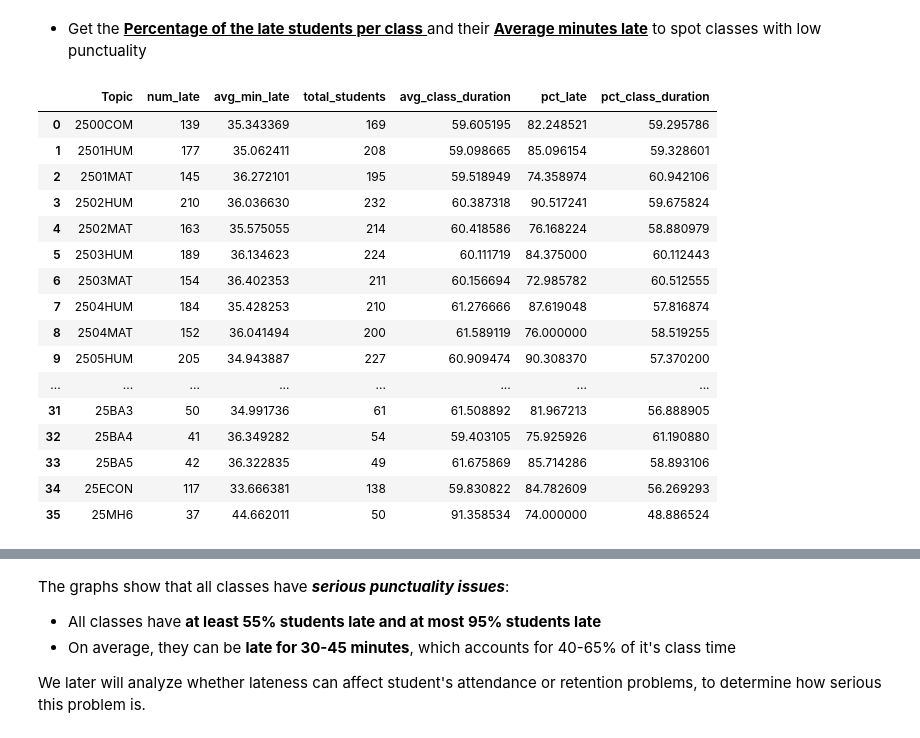
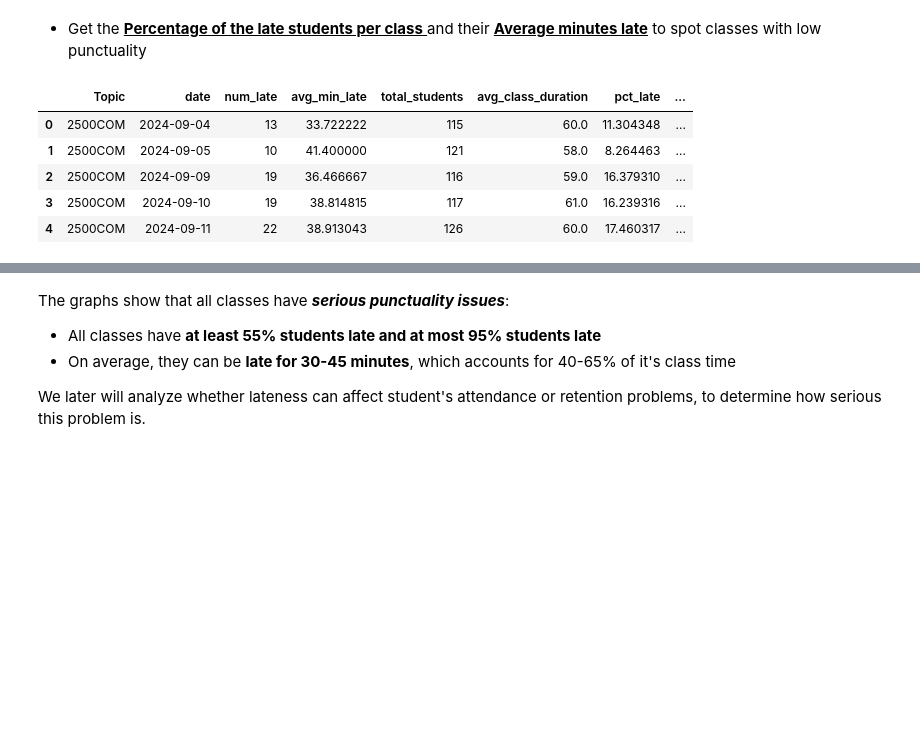
Before and after one commit to tthvan/Customer-Retention-Analysis, a Jupyter notebook: cleanin.ipynb, the cells around one changed output, grey strips where cells are left out. Drawn from its saved outputs; the diff is of its cells as text; code cells hidden in the pictures; blank space fills up the shorter version.

```diff
--- a/cleanin.ipynb
+++ b/cleanin.ipynb
@@ -490,46 +490,35 @@ plt.show()
 [figure]
 # %% [markdown]
 - Get the <u> **Percentage of the late students per class** </u> and their <u>**Average minutes late**</u> to spot classes with low punctuality
-# %%
-# Mark students that are late more than 20 minutes
-df['is_late'] = df['minutes_late'] > 20
-
-# Count unique students per class
-total_counts = df.groupby('Topic')['Email'].nunique().reset_index(name='total_students')
-
-# Duration of each class
-duration_by_class = df.groupby('Topic').agg(
-    avg_class_duration=('Duration (minutes)', 'mean')
-).reset_index()
-
-# Count late students + avg lateness
-late_counts = df[df['is_late']].groupby('Topic').agg(
-    num_late=('Email', 'nunique'),
-    avg_min_late=('minutes_late', 'mean')
-).reset_index()
-
-# Merge and compute percentage
-late_stats = late_counts.merge(total_counts, on='Topic')
-late_stats = late_stats.merge(duration_by_class, on='Topic')
-late_stats['pct_late'] = (late_stats['num_late'] / late_stats['total_students']) * 100
-late_stats['pct_class_duration'] = (late_stats['avg_min_late'] / late_stats['avg_class_duration']) * 100
-
-late_stats
-# %% [output]
-|  | Topic | num_late | avg_min_late | total_students | avg_class_duration | pct_late | pct_class_duration |
-| 0 | 2500COM | 139 | 35.343369 | 169 | 59.605195 | 82.248521 | 59.295786 |
-| 1 | 2501HUM | 177 | 35.062411 | 208 | 59.098665 | 85.096154 | 59.328601 |
-| 2 | 2501MAT | 145 | 36.272101 | 195 | 59.518949 | 74.358974 | 60.942106 |
-| 3 | 2502HUM | 210 | 36.036630 | 232 | 60.387318 | 90.517241 | 59.675824 |
-| 4 | 2502MAT | 163 | 35.575055 | 214 | 60.418586 | 76.168224 | 58.880979 |
-| 5 | 2503HUM | 189 | 36.134623 | 224 | 60.111719 | 84.375000 | 60.112443 |
-| 6 | 2503MAT | 154 | 36.402353 | 211 | 60.156694 | 72.985782 | 60.512555 |
-| 7 | 2504HUM | 184 | 35.428253 | 210 | 61.276666 | 87.619048 | 57.816874 |
-| 8 | 2504MAT | 152 | 36.041494 | 200 | 61.589119 | 76.000000 | 58.519255 |
-| 9 | 2505HUM | 205 | 34.943887 | 227 | 60.909474 | 90.308370 | 57.370200 |
-| ... | ... | ... | ... | ... | ... | ... | ... |
-| 31 | 25BA3 | 50 | 34.991736 | 61 | 61.508892 | 81.967213 | 56.888905 |
-| 32 | 25BA4 | 41 | 36.349282 | 54 | 59.403105 | 75.925926 | 61.190880 |
-| 33 | 25BA5 | 42 | 36.322835 | 49 | 61.675869 | 85.714286 | 58.893106 |
-| 34 | 25ECON | 117 | 33.666381 | 138 | 59.830822 | 84.782609 | 56.269293 |
-| 35 | 25MH6 | 37 | 44.662011 | 50 | 91.358534 | 74.000000 | 48.886524 |
+# %%
+# Mark students that are late more than 20 minutes
+df['is_late'] = df['minutes_late'] > 20
+
+# Count unique students per class
+total_counts = df.groupby(['Topic','date'])['Name (original name)'].nunique().reset_index(name='total_students')
+
+# Duration of each class
+duration_by_class = df.groupby(['Topic','date']).agg(
+    avg_class_duration=('Duration (minutes)', 'mean')
+).reset_index()
+
+# Count late students + avg lateness
+late_counts = df[df['is_late']].groupby(['Topic','date']).agg(
+    num_late=('Name (original name)', 'nunique'),
+    avg_min_late=('minutes_late', 'mean')
+).reset_index()
+
+# Merge and compute percentage
+late_stats = late_counts.merge(total_counts, on=['Topic','date'])
+late_stats = late_stats.merge(duration_by_class, on=['Topic','date'])
+late_stats['pct_late'] = (late_stats['num_late'] / late_stats['total_students']) * 100
+late_stats['pct_class_duration'] = (late_stats['avg_min_late'] / late_stats['avg_class_duration']) * 100
+
+late_stats.head()
+# %% [output]
+|  | Topic | date | num_late | avg_min_late | total_students | avg_class_duration | pct_late | ... |
+| 0 | 2500COM | 2024-09-04 | 13 | 33.722222 | 115 | 60.0 | 11.304348 | ... |
+| 1 | 2500COM | 2024-09-05 | 10 | 41.400000 | 121 | 58.0 | 8.264463 | ... |
+| 2 | 2500COM | 2024-09-09 | 19 | 36.466667 | 116 | 59.0 | 16.379310 | ... |
+| 3 | 2500COM | 2024-09-10 | 19 | 38.814815 | 117 | 61.0 | 16.239316 | ... |
+| 4 | 2500COM | 2024-09-11 | 22 | 38.913043 | 126 | 60.0 | 17.460317 | ... |
```
Also changed, not shown: parts of 3 cells of this notebook.
